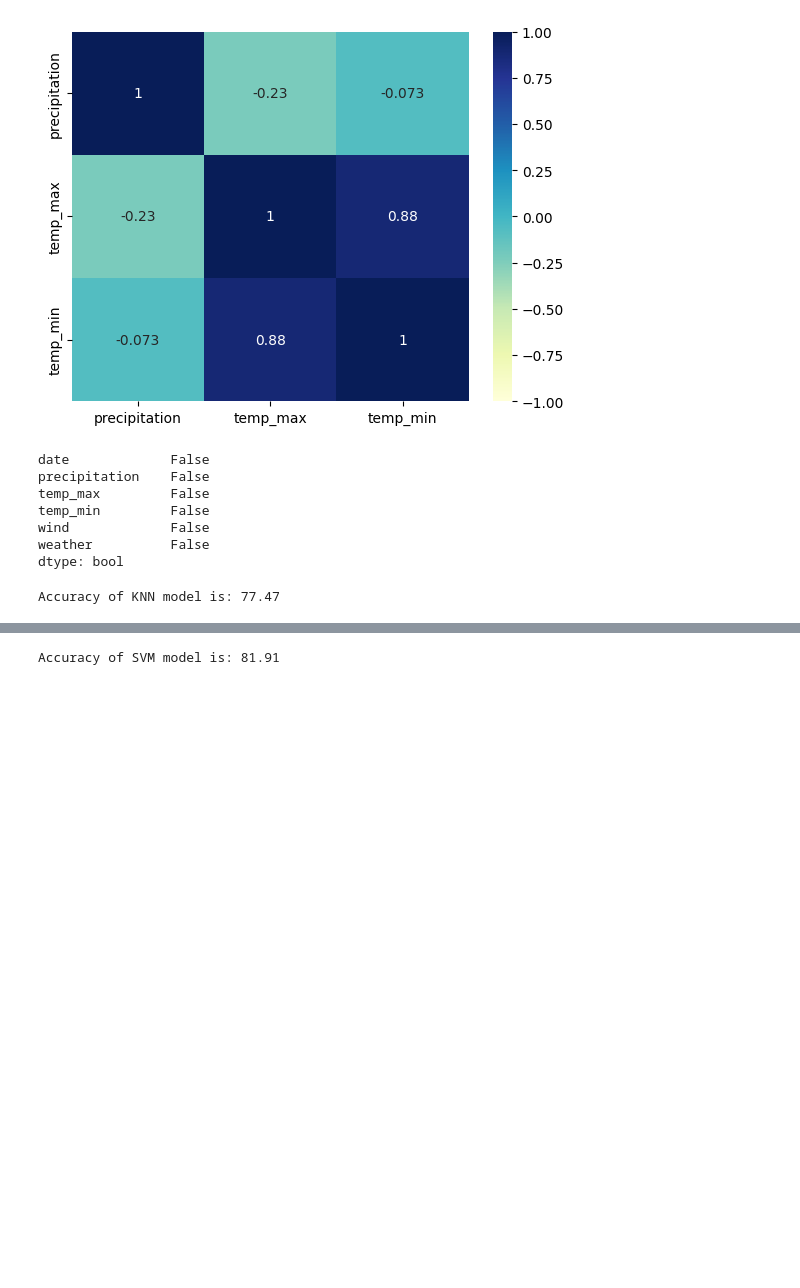
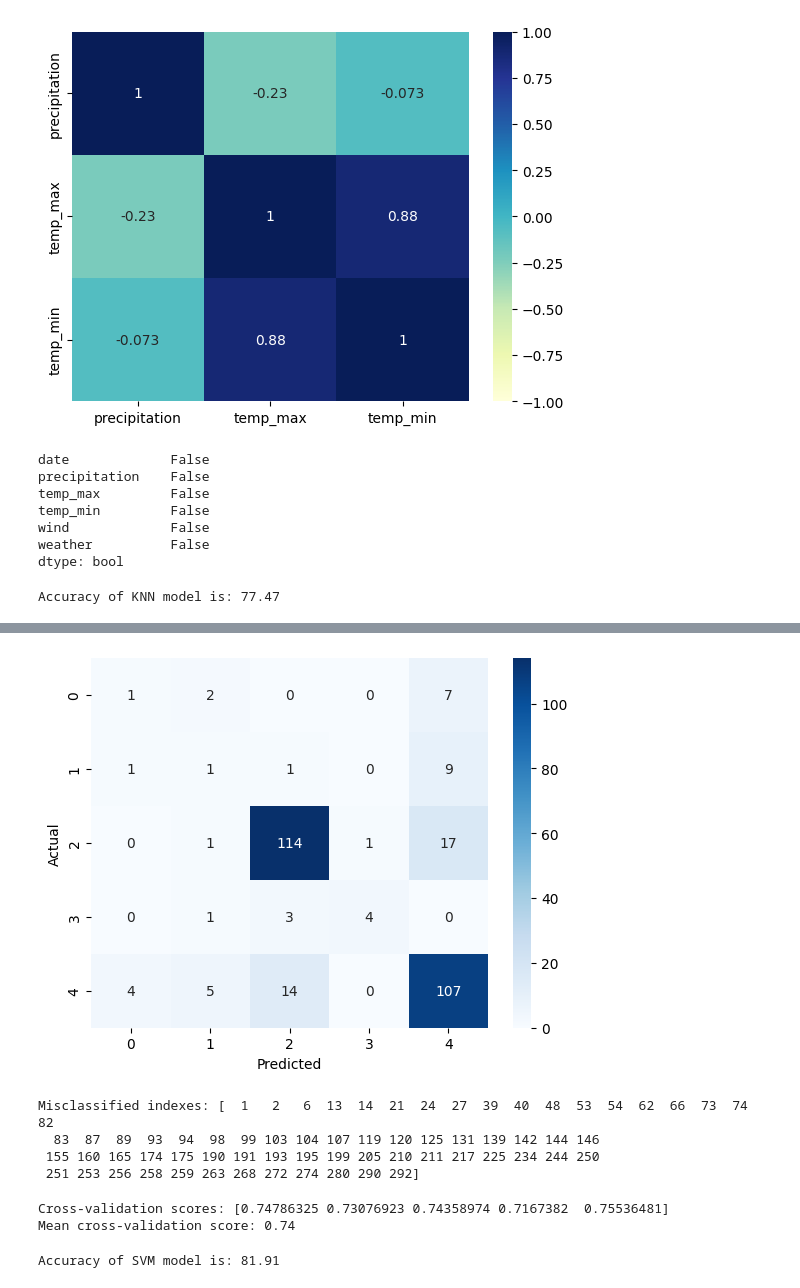
Before and after one commit to nhuyhoan004/Weather-prediction, a Jupyter notebook: Weather_Prediction.ipynb, the cells around one changed output, grey strips where cells are left out. Drawn from its saved outputs; the diff is of its cells as text; code cells hidden in the pictures; blank space fills up the shorter version.

```diff
--- a/Weather_Prediction.ipynb
+++ b/Weather_Prediction.ipynb
@@ -127,3 +126,6 @@ knnscore = knn.score(x_test, y_test)*100
 print("Accuracy of KNN model is: %.2f"%knnscore)
 # %% [output]
 Accuracy of KNN model is: 77.47
+# %%
+y_pred = knn.predict(x_test)
+print(classification_report(y_test, y_pred))
@@ -130,3 +144,31 @@ Accuracy of KNN model is: 77.47
+# %%
+from sklearn.metrics import confusion_matrix
+
+cm = confusion_matrix(y_test, y_pred)
+sns.heatmap(cm, annot=True, fmt='d', cmap='Blues')
+plt.xlabel('Predicted')
+plt.ylabel('Actual')
+plt.show()
+# %% [output]
+[figure, added]
+# %%
+
+misclassified_indexes = np.where(y_test != y_pred)[0]
+print(f'Misclassified indexes: {misclassified_indexes}')
+# %% [output]
+Misclassified indexes: [  1   2   6  13  14  21  24  27  39  40  48  53  54  62  66  73  74  82
+  83  87  89  93  94  98  99 103 104 107 119 120 125 131 139 142 144 146
+ 155 160 165 174 175 190 191 193 195 199 205 210 211 217 225 234 244 250
+ 251 253 256 258 259 263 268 272 274 280 290 292]
+# %%
+from sklearn.model_selection import cross_val_score
+
+cv_scores = cross_val_score(knn, x_train, y_train, cv=5)
+print(f'Cross-validation scores: {cv_scores}')
+print(f'Mean cross-validation score: {np.mean(cv_scores):.2f}')
+# %% [output]
+Cross-validation scores: [0.74786325 0.73076923 0.74358974 0.7167382  0.75536481]
+Mean cross-validation score: 0.74
 # %%
 svm = SVC()
 svcmodel = svm.fit(x_train, y_train)
```
Also changed, not shown: parts of 7 cells of this notebook.
